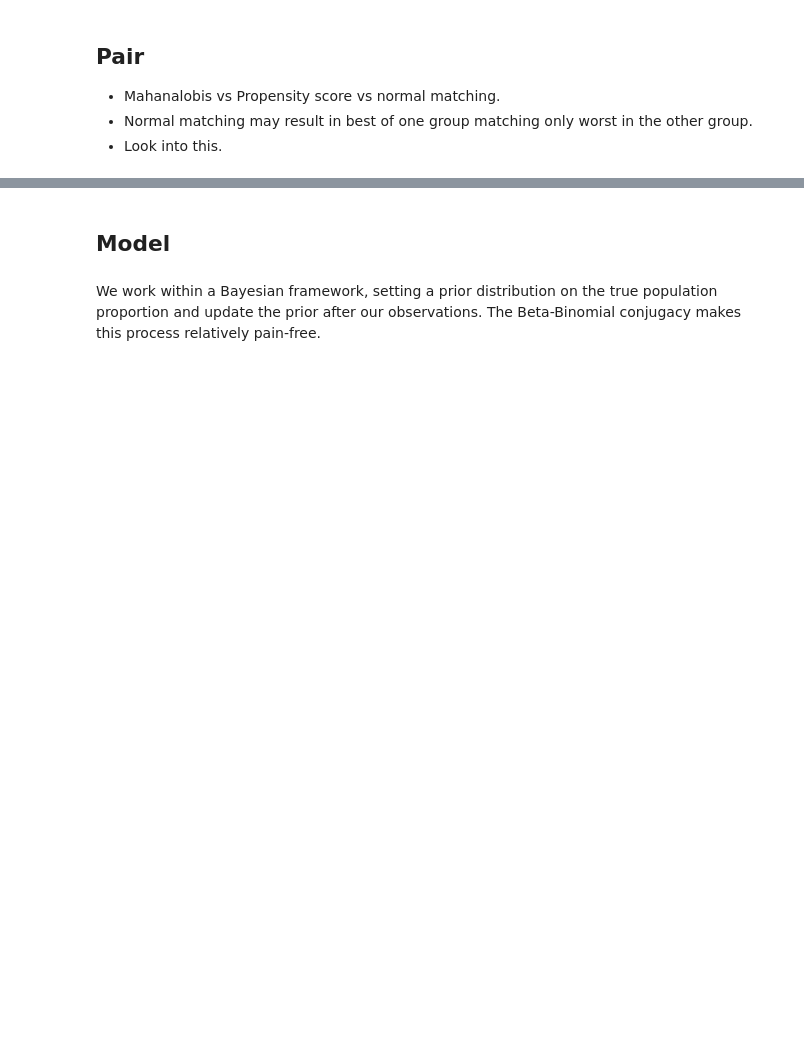
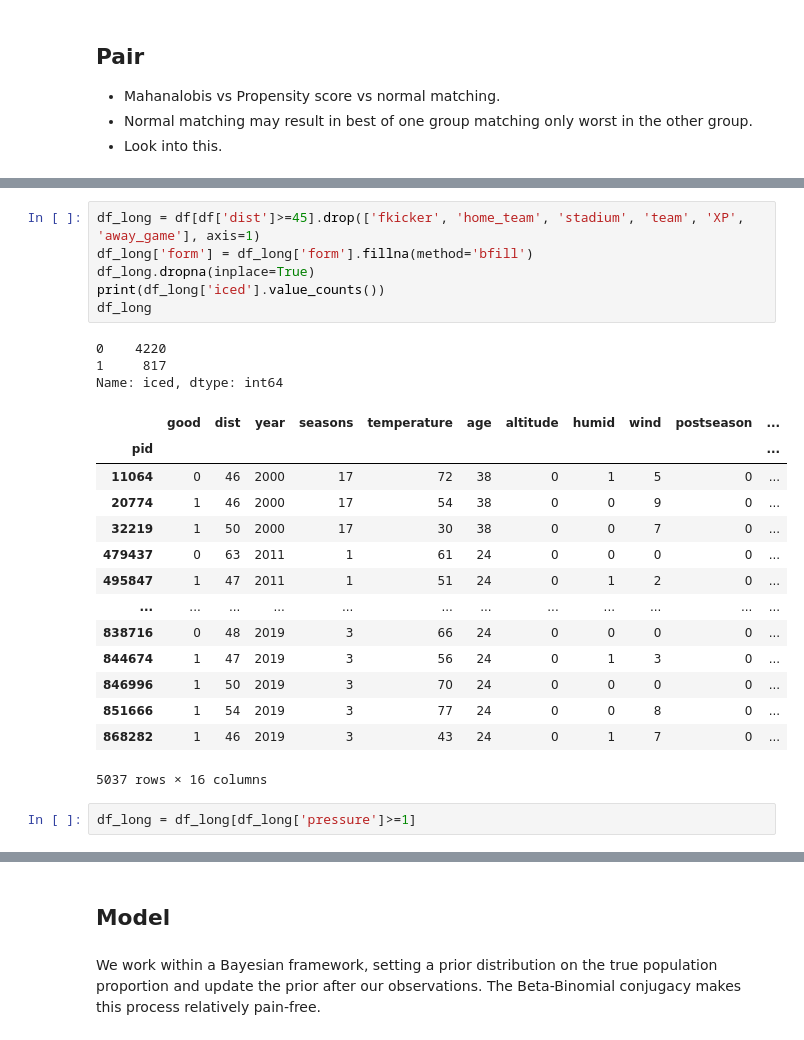
Before and after one commit to lewisbails/nfl-project, a Jupyter notebook: notebooks/icing.ipynb, the cells around one changed output, grey strips where cells are left out. Cells and saved outputs as stored; diff of their text form; blank space fills up the shorter version.

```diff
--- a/notebooks/icing.ipynb
+++ b/notebooks/icing.ipynb
@@ -172,0 +73,26 @@ df_iced
+# %%
+df_long = df[df['dist']>=45].drop(['fkicker', 'home_team', 'stadium', 'team', 'XP', 'away_game'], axis=1)
+df_long['form'] = df_long['form'].fillna(method='bfill')
+df_long.dropna(inplace=True)
+print(df_long['iced'].value_counts())
+df_long
+# %% [output]
+0    4220
+1     817
+Name: iced, dtype: int64
+|  | good | dist | year | seasons | temperature | age | altitude | humid | wind | postseason | ... |
+| pid |  |  |  |  |  |  |  |  |  |  | ... |
+| 11064 | 0 | 46 | 2000 | 17 | 72 | 38 | 0 | 1 | 5 | 0 | ... |
+| 20774 | 1 | 46 | 2000 | 17 | 54 | 38 | 0 | 0 | 9 | 0 | ... |
+| 32219 | 1 | 50 | 2000 | 17 | 30 | 38 | 0 | 0 | 7 | 0 | ... |
+| 479437 | 0 | 63 | 2011 | 1 | 61 | 24 | 0 | 0 | 0 | 0 | ... |
+| 495847 | 1 | 47 | 2011 | 1 | 51 | 24 | 0 | 1 | 2 | 0 | ... |
+| ... | ... | ... | ... | ... | ... | ... | ... | ... | ... | ... | ... |
+| 838716 | 0 | 48 | 2019 | 3 | 66 | 24 | 0 | 0 | 0 | 0 | ... |
+| 844674 | 1 | 47 | 2019 | 3 | 56 | 24 | 0 | 1 | 3 | 0 | ... |
+| 846996 | 1 | 50 | 2019 | 3 | 70 | 24 | 0 | 0 | 0 | 0 | ... |
+| 851666 | 1 | 54 | 2019 | 3 | 77 | 24 | 0 | 0 | 8 | 0 | ... |
+| 868282 | 1 | 46 | 2019 | 3 | 43 | 24 | 0 | 1 | 7 | 0 | ... |
+5037 rows × 16 columns
+# %%
+df_long = df_long[df_long['pressure']>=1]
```
Also changed, not shown: parts of 14 cells of this notebook, 2 other files.
